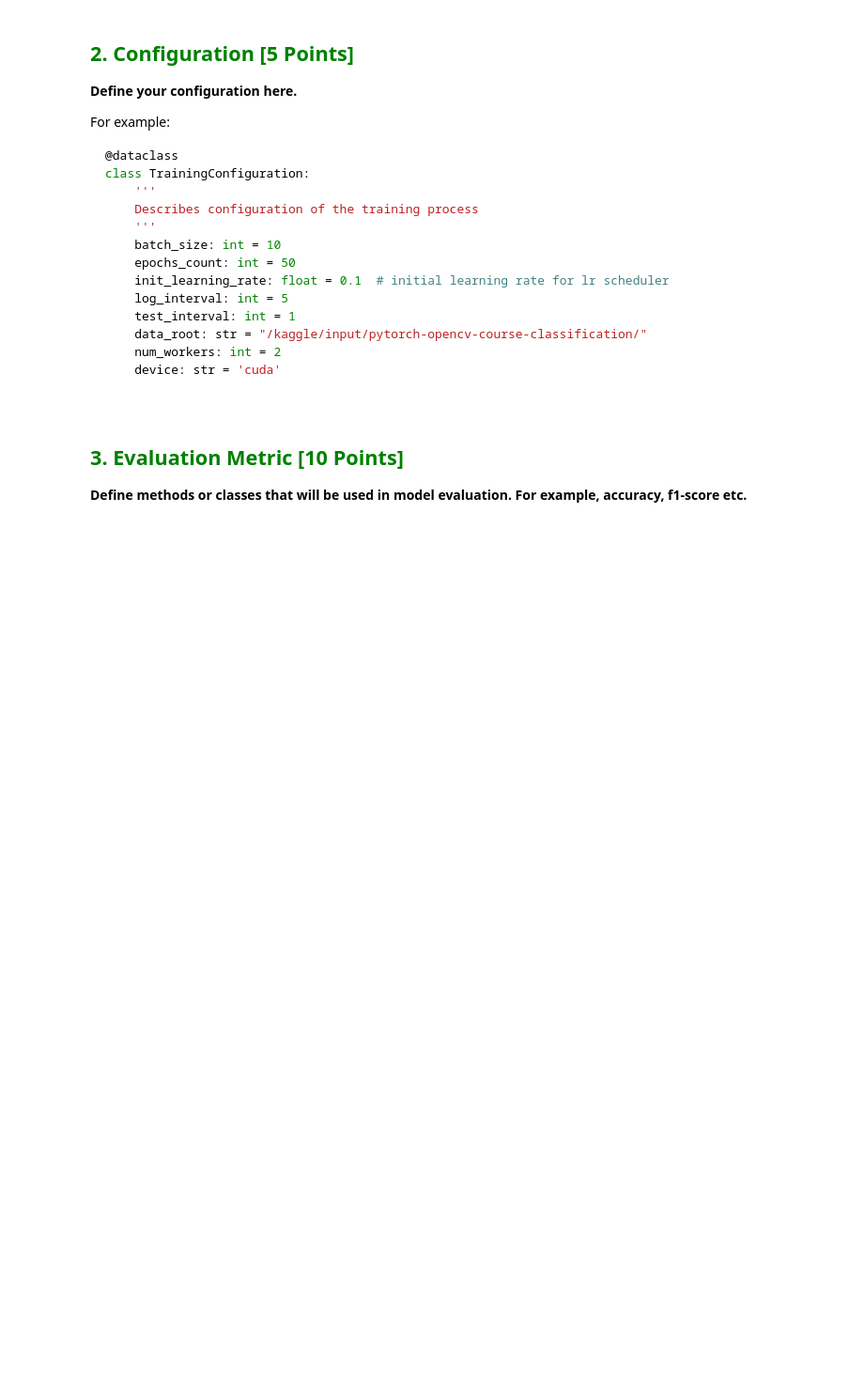
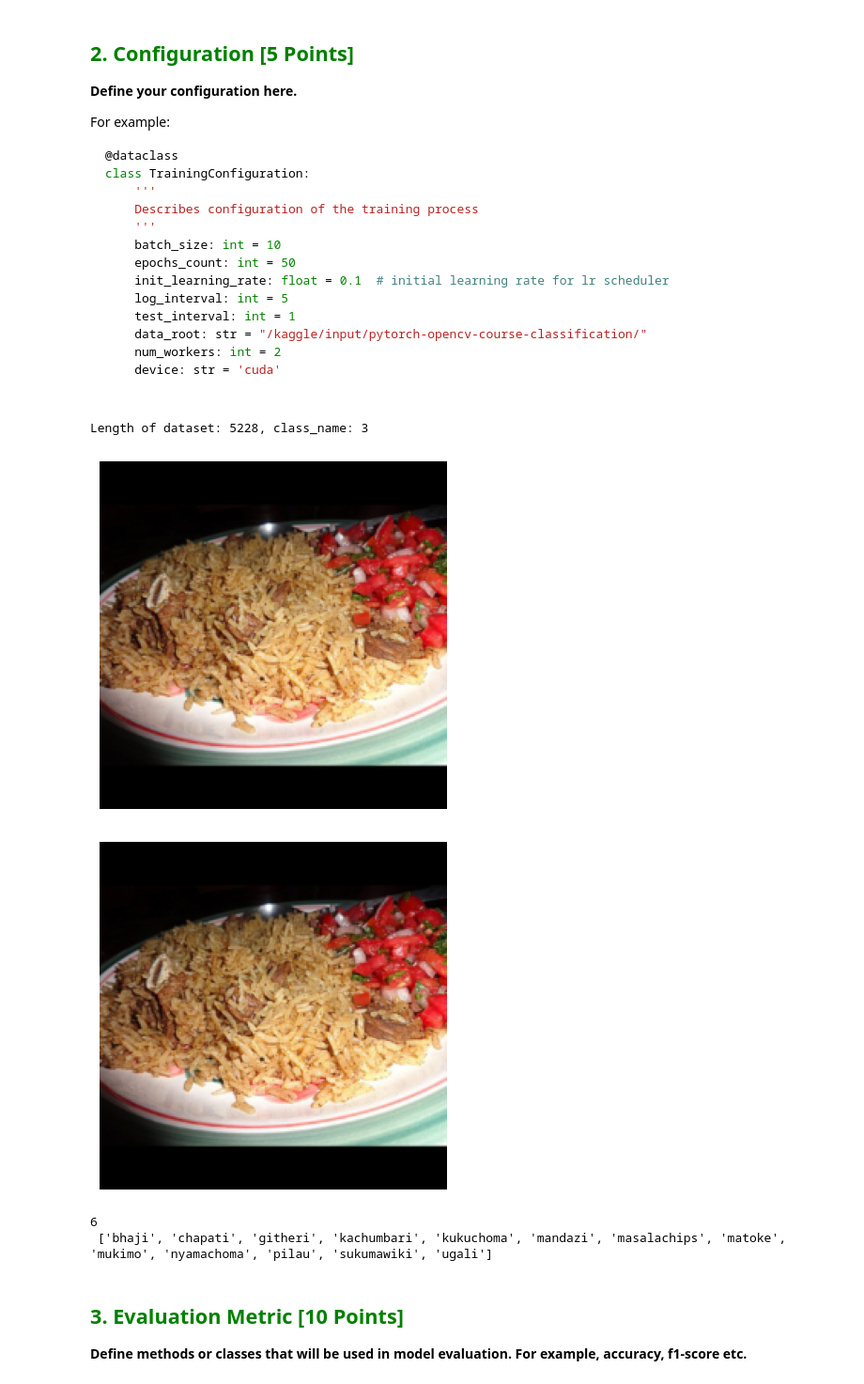
Before and after one commit to Emd956/13-Kenyan-food-type-classes, a Jupyter notebook: project2.ipynb, the cells around one changed output. Shown at 94% size. Cells and saved outputs as stored; diff of their text form; code cells hidden in the pictures; blank space fills up the shorter version.

```diff
--- a/project2.ipynb
+++ b/project2.ipynb
@@ -222,0 +244,30 @@ class TrainingConfiguration:
+# %%
+@dataclass
+class TrainingConfiguration:
+    """
+    Describes configuration of the training process
+    """
+    train_loader: torch.utils.data.DataLoader = None
+    test_loader: torch.utils.data.DataLoader = None
+    data_loader_shuffle = True
+    model: nn.Module = None
+    optimizer: torch.optim.Optimizer = None
+    batch_size: int = 16
+    epochs_count: int = 100
+    early_stopping_boarder = 5
+    early_stopping = False
+    learning_rate_scheduler = None
+    init_learning_rate: float = 0.001  # initial learning rate for lr scheduler
+    log_interval: int = 1
+    test_interval: int = 1
+    data_root: str = data_root
+    num_workers: int = 2
+    device: str = 'cuda'
+    transfer_learning = False
+    num_classes: int = 13
+    transforms = None
+    image_shape = (227, 227)
+    small_images_path = "../input/pytorch-course/small_images/"
+    test_size: float = 0.2
+    tb_writer: SummaryWriter = None
+    data_augmentation: bool = True
@@ -223,3 +285,24 @@ class TrainingConfiguration:
+# %%
+if DEBUG:
+    train_dataset = KenyanFood13Dataset(TrainingConfiguration(), SystemConfiguration(), train=True)
+
+    img, trgt = train_dataset[0]
+
+    print('Length of dataset: {}, class_name: {}'.format(len(train_dataset), trgt))
+    plt.imshow(img)
+    plt.axis(False)
+    plt.show()
+    plt.imshow(img.convert("RGB"))
+    plt.axis(False)
+    plt.show()
+
+    print(train_dataset.labels.index('masalachips'),'\n', train_dataset.labels)
+# %% [output]
+Length of dataset: 5228, class_name: 3
+[figure, added]
+[figure, added]
+6
+ ['bhaji', 'chapati', 'githeri', 'kachumbari', 'kukuchoma', 'mandazi', 'masalachips', 'matoke', 'mukimo', 'nyamachoma', 'pilau', 'sukumawiki', 'ugali']
 # %% [markdown]
 ## <font style="color:green">3. Evaluation Metric [10 Points]</font>
 
```
Also changed, not shown: parts of 14 cells of this notebook.
